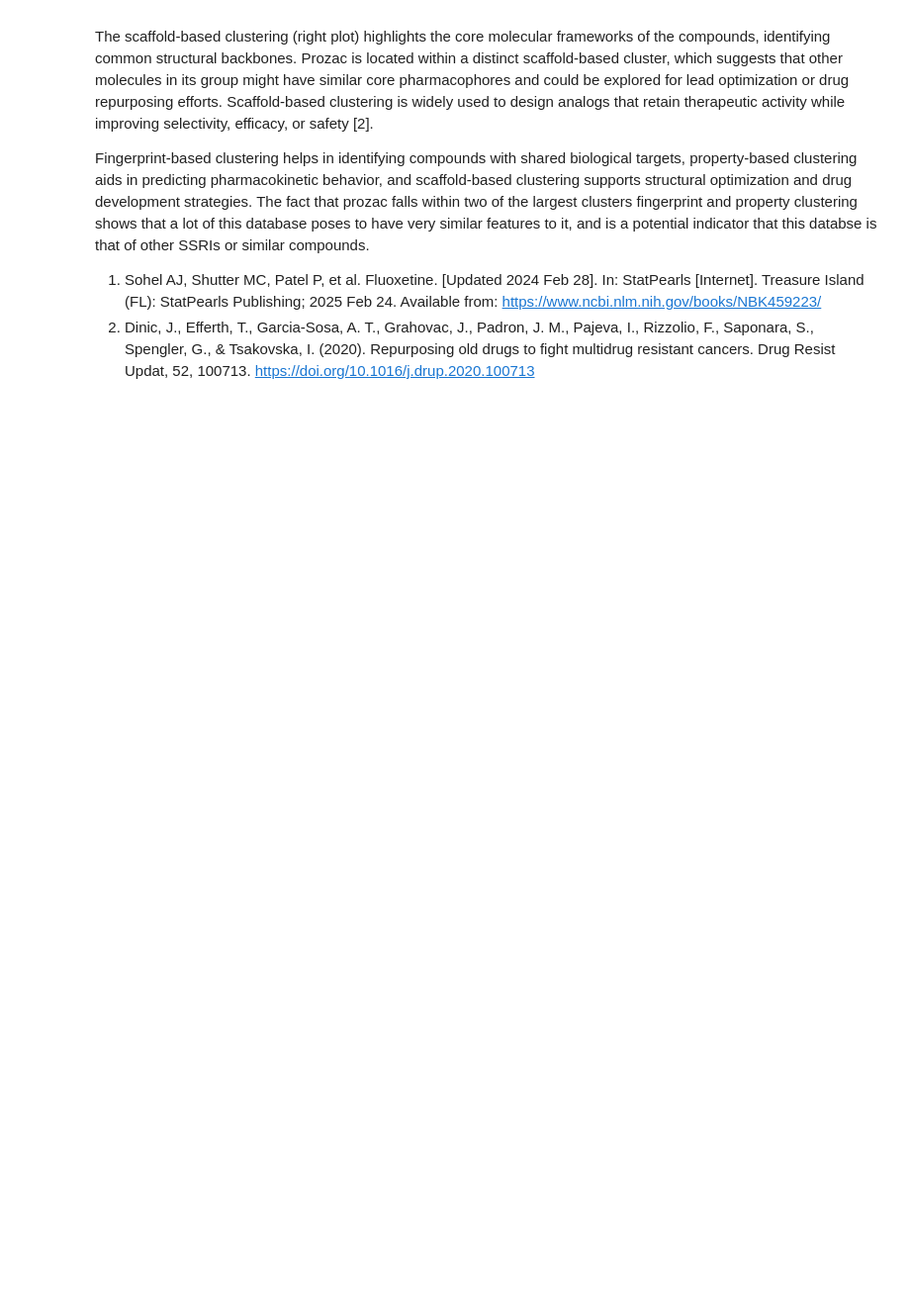
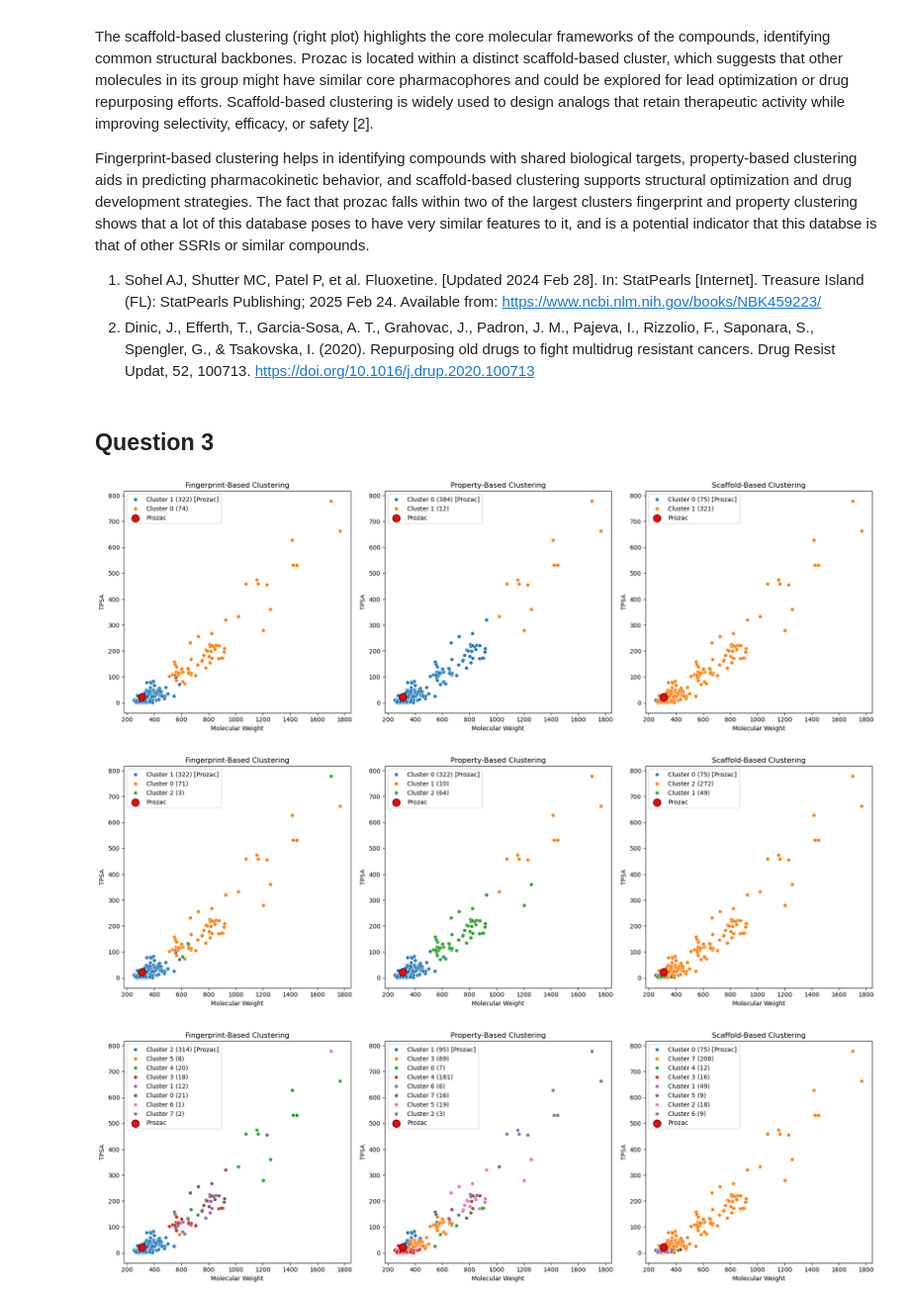
Before and after one commit to Steve-Cheney/Cheminformatics, a Jupyter notebook: rbif-110-a7/a7.ipynb, the cells around one changed output. Shown: that part at 99% size. Drawn from its saved outputs; the diff is of its cells as text; code cells hidden in the pictures; blank space fills up the shorter version.

```diff
--- a/rbif-110-a7/a7.ipynb
+++ b/rbif-110-a7/a7.ipynb
@@ -396,3 +415,13 @@ Fingerprint-based clustering helps in identifying compounds with shared biologic
 
 1. Sohel AJ, Shutter MC, Patel P, et al. Fluoxetine. [Updated 2024 Feb 28]. In: StatPearls [Internet]. Treasure Island (FL): StatPearls Publishing; 2025 Feb 24. Available from: https://www.ncbi.nlm.nih.gov/books/NBK459223/
 2. Dinic, J., Efferth, T., Garcia-Sosa, A. T., Grahovac, J., Padron, J. M., Pajeva, I., Rizzolio, F., Saponara, S., Spengler, G., & Tsakovska, I. (2020). Repurposing old drugs to fight multidrug resistant cancers. Drug Resist Updat, 52, 100713. https://doi.org/10.1016/j.drup.2020.100713
+# %% [markdown]
+## Question 3
+# %%
+n_2_df = main_clustering_pipeline(sim_scores, 2)
+n_3_df = main_clustering_pipeline(sim_scores, 3)
+n_8_df = main_clustering_pipeline(sim_scores, 8)
+# %% [output]
+[figure, added]
+[figure, added]
+[figure, added]
```
Also changed, not shown: parts of 4 cells of this notebook.
